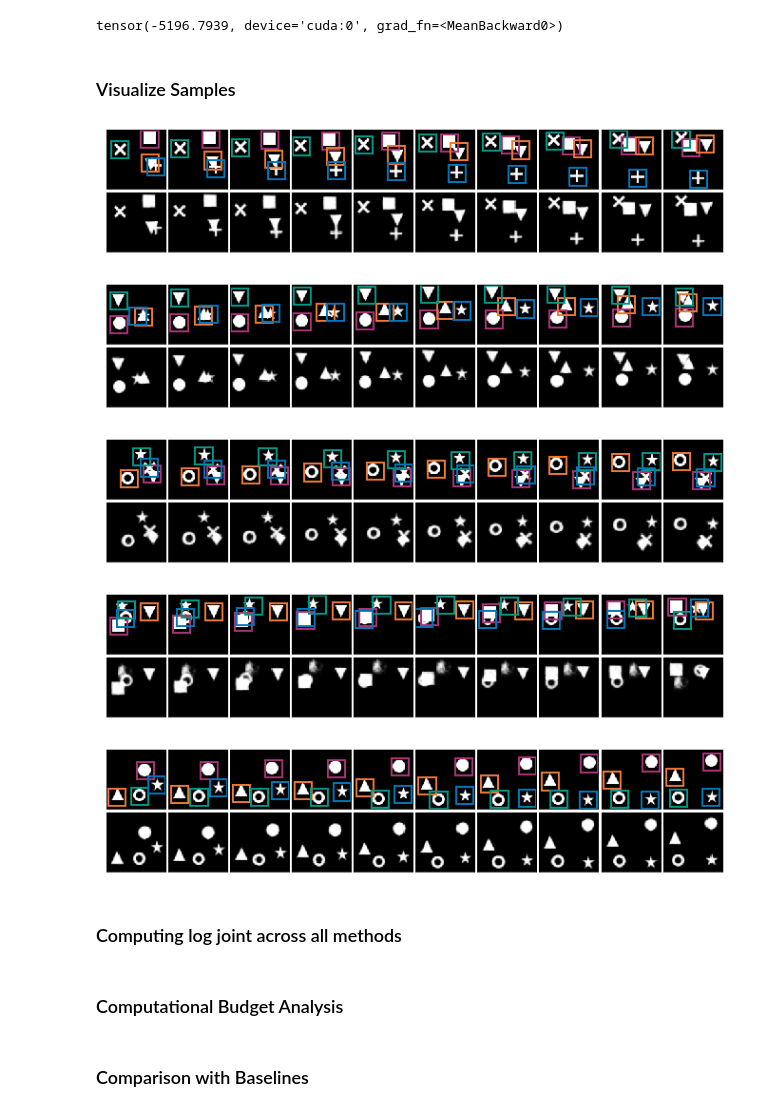
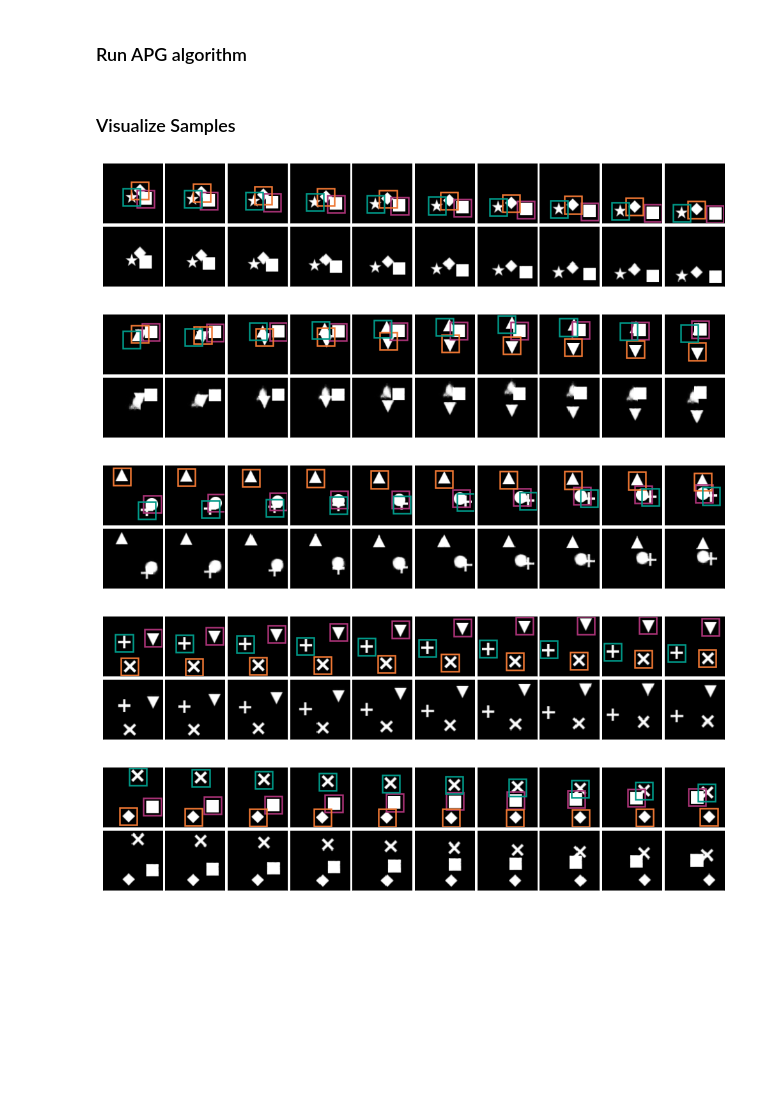
Before and after one commit to stites/combinators, a Jupyter notebook: experiments/apgs_bshape/evaluation.ipynb, the cells around one changed output. Saved outputs shown, nothing was run; the diff lists cells and outputs as text; code cells hidden in the pictures; blank space fills up the shorter version.

Commit message:
added evalutation notebook for visualization

```diff
--- a/experiments/apgs_bshape/evaluation.ipynb
+++ b/experiments/apgs_bshape/evaluation.ipynb
@@ -64,16 +41,0 @@ out = apg(c={"frames": frames_expand}, sample_dims=0, batch_dim=1, reparameteriz
-# %%
-def get_samples(out, sweeps, T):
-    recon_k = filter(lambda k: 'recon' in k.split("_") and 'opt' not in k.split("_"), out.trace.keys())
-    recon_key = next(recon_k)
-    recon_vals = out.trace[recon_key].dist.probs
-    z_where_vals = []
-    for t in range(T):
-        z_where_vals.append(out.trace['z_where_%d_%d'%(t,sweeps)].value.unsqueeze(2))
-    z_where_vals = torch.cat(z_where_vals, 2)
-    return (recon_vals.detach().cpu(), z_where_vals.detach().cpu())
-# %%
-out.trace.log_joint(sample_dims=0,
-                    batch_dim=1,
-                    reparameterized=False).mean()
-# %% [output]
-tensor(-5196.7939, device='cuda:0', grad_fn=<MeanBackward0>)
@@ -82,13 +42,22 @@ rs, ws = get_samples(out, num_sweeps_test, timesteps_test)
+# %% [markdown]
+### Run APG algorithm
+# %%
+num_sweeps_test = 10
+batch_size = 5
+i = 0 # batch index
+frames = torch.load(random.choice(data_paths))[i:i+batch_size]
+frames_expand = frames.unsqueeze(0).to(device)
+apg = gibbs_sweeps(models, num_sweeps_test, timesteps_test)
+out = apg(c={"frames": frames_expand}, sample_dims=0, batch_dim=1, reparameterized=False)
 # %% [markdown]
 ### Visualize Samples
 # %%
-from experiments.apgs_bshape.evaluation import viz_samples
-viz_samples(frames, rs, ws, num_sweeps_test, num_objects_test, shape_pixels, fs=1)
+from experiments.apgs_bshape.evaluation import viz_samples, get_samples
+rs, ws = get_samples(out, num_sweeps_test, timesteps_test)
+viz_samples(frames, rs, ws, num_sweeps_test, num_objects_test, shape_pixels, fs=1.5, lw=2.5, save=True)
 # %% [output]
-[figure, old version]
+[figure, new version]
-[figure, old version]
+[figure, new version]
-[figure, old version]
+[figure, new version]
-[figure, old version]
+[figure, new version]
-[figure, old version]
+[figure, new version]
-# %% [markdown]
-### Computing log joint across all methods
@@ -101,2 +63,0 @@ density_all_instances(models, AT, data_paths, sample_size, num_objects, z_where_
-# %% [markdown]
-### Computational Budget Analysis
@@ -112,2 +63,0 @@ plot_budget_analyais_results(df)
-# %% [markdown]
-### Comparison with Baselines
```
Also changed, not shown: parts of 12 cells of this notebook, 1 other file.
